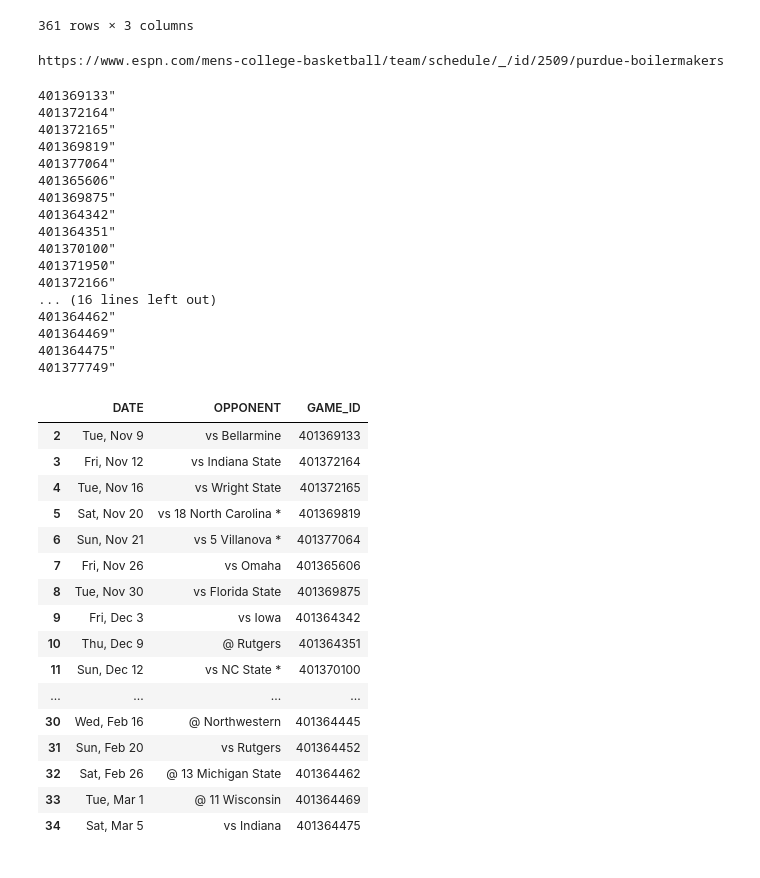
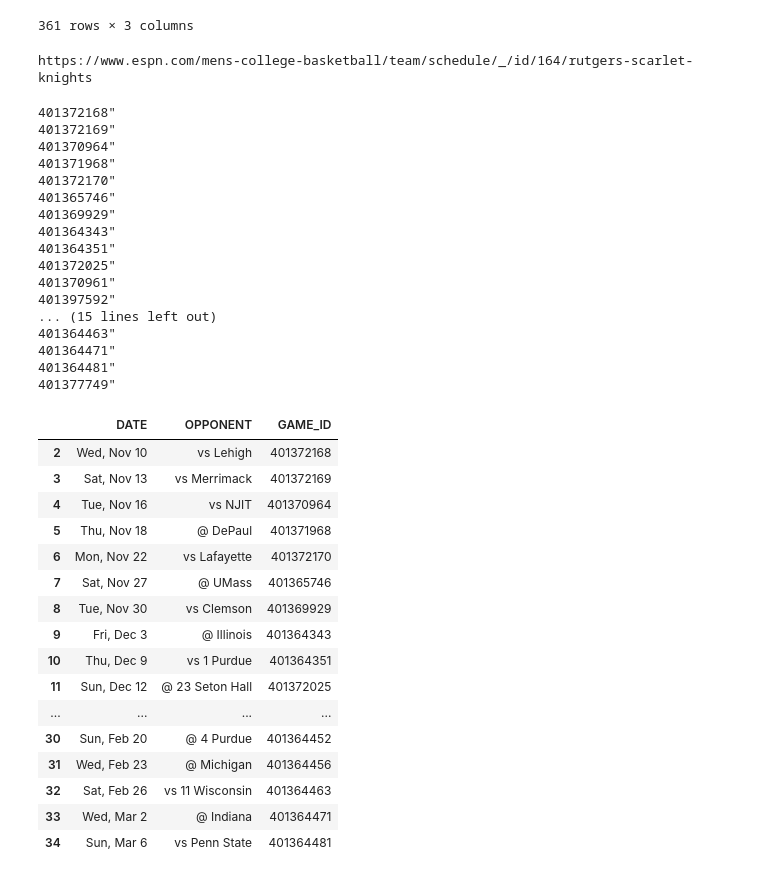
Before and after one commit to fmathews11/College_Basketball_Functions, a Jupyter notebook: Getting_Schedules.ipynb, the cells around one changed output. Cells and saved outputs as stored; diff of their text form; code cells hidden in the pictures.

```diff
--- a/Getting_Schedules.ipynb
+++ b/Getting_Schedules.ipynb
@@ -28,7 +28,7 @@ ids
 # %%
 current_season = '2021-22'
 season = current_season
-team = "Purdue"
+team = "Rutgers"
 url = "https://www.espn.com/mens-college-basketball/team/schedule/_/id/"
 
 if season == current_season:
@@ -37,6 +37,6 @@ if season == current_season:
   url = url + team_id + "/" + team_link
   print(url)
 # %% [output]
-https://www.espn.com/mens-college-basketball/team/schedule/_/id/2509/purdue-boilermakers
+https://www.espn.com/mens-college-basketball/team/schedule/_/id/164/rutgers-scarlet-knights
 # %%
 r = requests.get(url).text
@@ -47,47 +45,48 @@ test = r.split('gameId')
 for i in range (1,len(df)+1):
   print(test[i][1:11])
 # %% [output]
-401369133"
-401372164"
-401372165"
-401369819"
-401377064"
-401365606"
-401369875"
-401364342"
+401372168"
+401372169"
+401370964"
+401371968"
+401372170"
+401365746"
+401369929"
+401364343"
 401364351"
-401370100"
-401371950"
-401372166"
-... (16 lines left out)
-401364462"
-401364469"
-401364475"
+401372025"
+401370961"
+401397592"
+... (15 lines left out)
+401364463"
+401364471"
+401364481"
 401377749"
 # %%
 dfs = pd.read_html(url)
 df= dfs[0]
 df.columns = df.iloc[1,:].tolist()
-df = df[df.RESULT != 'Postponed']
+things_to_avoid = ['Canceled','Postponed']
+df = df[~df.RESULT.isin(things_to_avoid)]
 df = df.iloc[2:,[0,1]]
 df = df[df.DATE != 'DATE']
 df['GAME_ID'] = [test[i][1:10] for i in range(1,len(df)+1)]
 df
 # %% [output]
 |  | DATE | OPPONENT | GAME_ID |
-| 2 | Tue, Nov 9 | vs Bellarmine | 401369133 |
-| 3 | Fri, Nov 12 | vs Indiana State | 401372164 |
-| 4 | Tue, Nov 16 | vs Wright State | 401372165 |
-| 5 | Sat, Nov 20 | vs 18 North Carolina * | 401369819 |
-| 6 | Sun, Nov 21 | vs 5 Villanova * | 401377064 |
-| 7 | Fri, Nov 26 | vs Omaha | 401365606 |
-| 8 | Tue, Nov 30 | vs Florida State | 401369875 |
-| 9 | Fri, Dec 3 | vs Iowa | 401364342 |
-| 10 | Thu, Dec 9 | @ Rutgers | 401364351 |
-| 11 | Sun, Dec 12 | vs NC State * | 401370100 |
+| 2 | Wed, Nov 10 | vs Lehigh | 401372168 |
+| 3 | Sat, Nov 13 | vs Merrimack | 401372169 |
+| 4 | Tue, Nov 16 | vs NJIT | 401370964 |
+| 5 | Thu, Nov 18 | @ DePaul | 401371968 |
+| 6 | Mon, Nov 22 | vs Lafayette | 401372170 |
+| 7 | Sat, Nov 27 | @ UMass | 401365746 |
+| 8 | Tue, Nov 30 | vs Clemson | 401369929 |
+| 9 | Fri, Dec 3 | @ Illinois | 401364343 |
+| 10 | Thu, Dec 9 | vs 1 Purdue | 401364351 |
+| 11 | Sun, Dec 12 | @ 23 Seton Hall | 401372025 |
 | ... | ... | ... | ... |
-| 30 | Wed, Feb 16 | @ Northwestern | 401364445 |
-| 31 | Sun, Feb 20 | vs Rutgers | 401364452 |
-| 32 | Sat, Feb 26 | @ 13 Michigan State | 401364462 |
-| 33 | Tue, Mar 1 | @ 11 Wisconsin | 401364469 |
-| 34 | Sat, Mar 5 | vs Indiana | 401364475 |
+| 30 | Sun, Feb 20 | @ 4 Purdue | 401364452 |
+| 31 | Wed, Feb 23 | @ Michigan | 401364456 |
+| 32 | Sat, Feb 26 | vs 11 Wisconsin | 401364463 |
+| 33 | Wed, Mar 2 | @ Indiana | 401364471 |
+| 34 | Sun, Mar 6 | vs Penn State | 401364481 |
```
Also changed, not shown: parts of 5 cells of this notebook.
